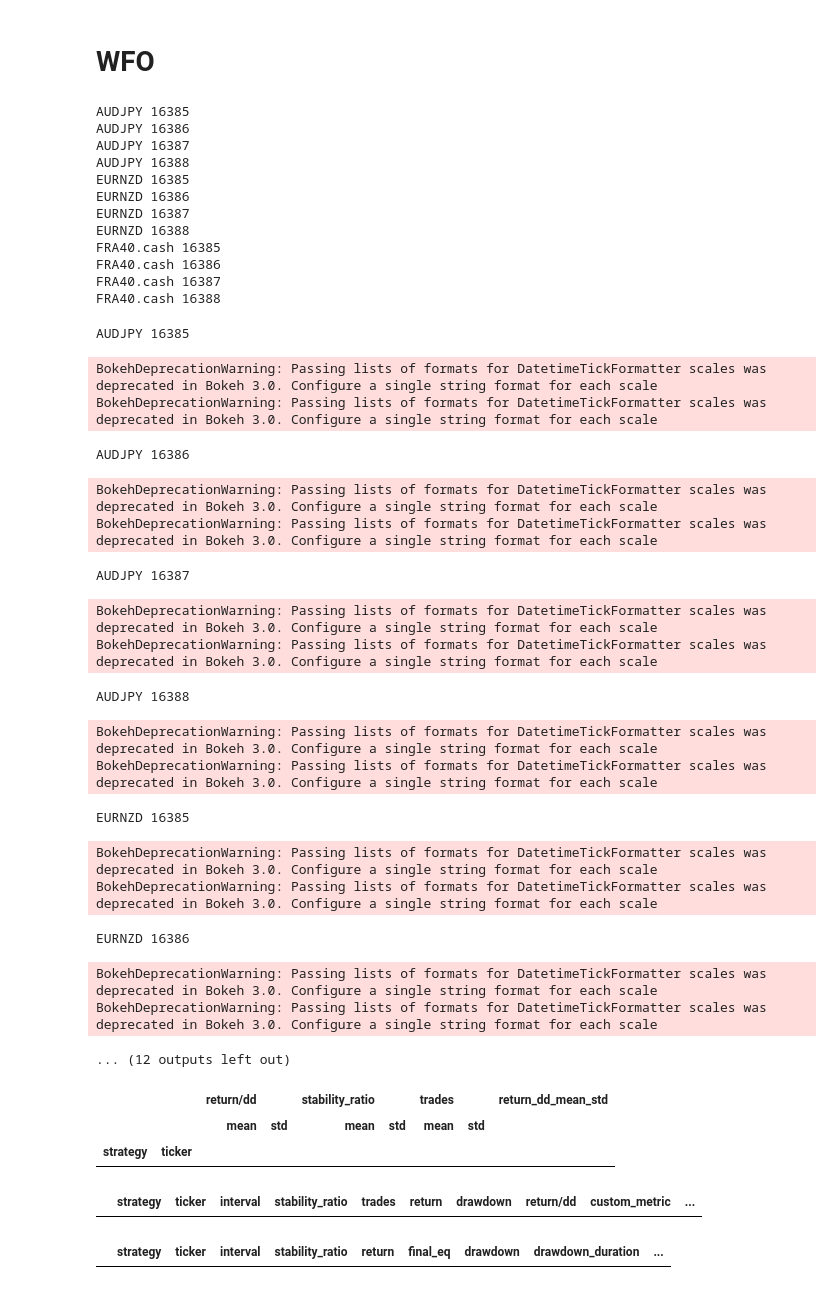
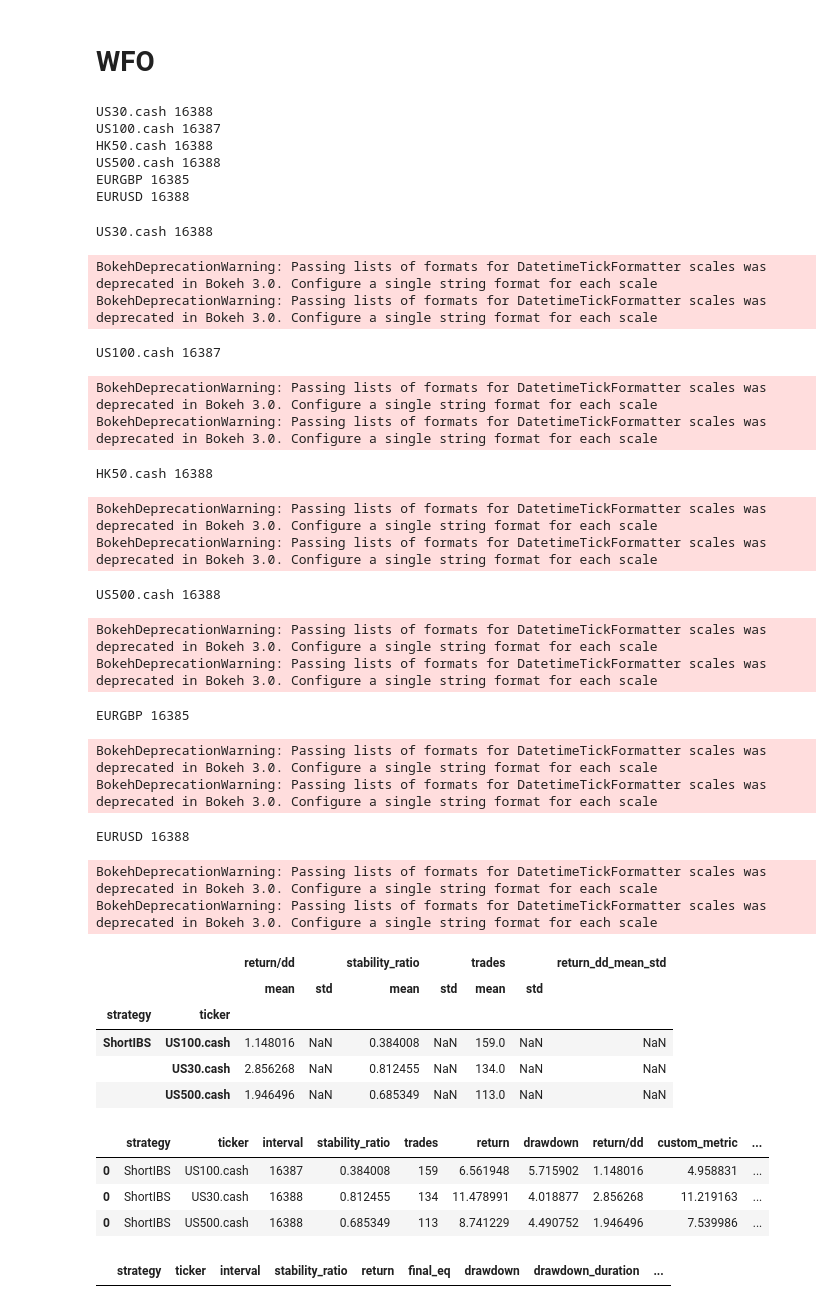
Before and after one commit to SaidJacobo/forex_ml_bot, a Jupyter notebook: backtest/short_ibs/short_ibs.ipynb, the cells around one changed output. Saved outputs shown, nothing was run; the diff lists cells and outputs as text; code cells hidden in the pictures.

```diff
--- a/backtest/short_ibs/short_ibs.ipynb
+++ b/backtest/short_ibs/short_ibs.ipynb
@@ -41,7 +41,7 @@ date_from_get_data = datetime(2021, 10, 1, tzinfo=timezone)
 date_to_get_data = datetime(2024, 9, 1, tzinfo=timezone)
 
 #
-limited_testing_start_date = Timestamp('2024-01-01 00:00:00', tz='UTC')
+limited_testing_start_date = Timestamp('2021-01-01 00:00:00', tz='UTC')
 limited_testing_end_date = Timestamp('2024-10-01 00:00:00', tz='UTC')
 # %%
 groups = [
@@ -259,7 +257,7 @@ rob_test = performance.groupby(['strategy', 'ticker']).agg({
 rob_test['return_dd_mean_std'] = rob_test[('return/dd', 'mean')] / rob_test[('return/dd', 'std')]
 
 
-rob_test = rob_test[(rob_test[('return/dd', 'mean')] >= 0.9) & (rob_test[('trades', 'mean')] > 10)].sort_values(by='return_dd_mean_std', ascending=False)
+rob_test = rob_test[(rob_test[('return/dd', 'mean')] >= 1) & (rob_test[('trades', 'mean')] > 10)].sort_values(by='return_dd_mean_std', ascending=False)
 
 display(rob_test)
 
@@ -271,7 +269,7 @@ portfolio = filter_performance.ticker.values.tolist()
 
 intervals = filter_performance.interval.values.tolist()
 
-filter_performance = filter_performance.sort_values(by=['ticker', 'interval'], ascending=[True, True])[
+filter_performance = filter_performance.sort_values(by=['return/dd'], ascending=[False])[
     [
         'strategy',
         'ticker',
@@ -286,7 +284,7 @@ filter_performance = filter_performance.sort_values(by=['ticker', 'interval'], a
         'avg_trade_percent',
         'Duration'
         ]
-]#.drop_duplicates(subset=['ticker'], keep='first')
+].drop_duplicates(subset=['ticker'], keep='first')
 
 display(filter_performance.head(50))
 # %% [output]
@@ -312,5 +307,8 @@ display(filter_performance.head(50))
 # %%
-for ticker, interval in zip(portfolio, intervals):
+for index, row in filter_performance.iterrows():
+
+    ticker = row.ticker
+    interval = row.interval
 
     prices = symbols[ticker][interval].loc[limited_testing_start_date:limited_testing_end_date]
     commission = commissions[ticker]
@@ -325,7 +323,6 @@ for ticker, interval in zip(portfolio, intervals):
         margin=MARGIN,
         plot=True
     )
-    break
 # %% [output]
 BokehDeprecationWarning: Passing lists of formats for DatetimeTickFormatter scales was deprecated in Bokeh 3.0. Configure a single string format for each scale
 BokehDeprecationWarning: Passing lists of formats for DatetimeTickFormatter scales was deprecated in Bokeh 3.0. Configure a single string format for each scale
@@ -351,7 +352,6 @@ all_wfo_performances = pd.DataFrame()
 all_opt_params = {}
 
 params = {
-    'enter_ibs' : [0.7, 0.8, 0.9],
     'exit_ibs' : [0.1, 0.2, 0.3, 0.4, 0.5],
 }
 
@@ -401,18 +401,12 @@ all_wfo_performances['custom_metric'] = (all_wfo_performances['return'] / (1 + a
 all_wfo_performances.drawdown_duration = pd.to_timedelta(all_wfo_performances.drawdown_duration)
 all_wfo_performances.drawdown_duration = all_wfo_performances.drawdown_duration.dt.days
 # %% [output]
-AUDJPY 16385
-AUDJPY 16386
-AUDJPY 16387
-AUDJPY 16388
-EURNZD 16385
-EURNZD 16386
-EURNZD 16387
-EURNZD 16388
-FRA40.cash 16385
-FRA40.cash 16386
-FRA40.cash 16387
-FRA40.cash 16388
+US30.cash 16388
+US100.cash 16387
+HK50.cash 16388
+US500.cash 16388
+EURGBP 16385
+EURUSD 16388
 # %%
 
 performance = pd.DataFrame()
@@ -456,25 +450,24 @@ performance['return/dd'] = performance['return'] / -performance['drawdown']
 performance['drawdown'] = -performance['drawdown']
 performance['custom_metric'] = (performance['return'] / (1 + performance.drawdown)) * np.log(1 + performance.trades)
 # %% [output]
-AUDJPY 16385
+US30.cash 16388
 BokehDeprecationWarning: Passing lists of formats for DatetimeTickFormatter scales was deprecated in Bokeh 3.0. Configure a single string format for each scale
 BokehDeprecationWarning: Passing lists of formats for DatetimeTickFormatter scales was deprecated in Bokeh 3.0. Configure a single string format for each scale
-AUDJPY 16386
+US100.cash 16387
 BokehDeprecationWarning: Passing lists of formats for DatetimeTickFormatter scales was deprecated in Bokeh 3.0. Configure a single string format for each scale
 BokehDeprecationWarning: Passing lists of formats for DatetimeTickFormatter scales was deprecated in Bokeh 3.0. Configure a single string format for each scale
-AUDJPY 16387
+HK50.cash 16388
 BokehDeprecationWarning: Passing lists of formats for DatetimeTickFormatter scales was deprecated in Bokeh 3.0. Configure a single string format for each scale
 BokehDeprecationWarning: Passing lists of formats for DatetimeTickFormatter scales was deprecated in Bokeh 3.0. Configure a single string format for each scale
-AUDJPY 16388
+US500.cash 16388
 BokehDeprecationWarning: Passing lists of formats for DatetimeTickFormatter scales was deprecated in Bokeh 3.0. Configure a single string format for each scale
 BokehDeprecationWarning: Passing lists of formats for DatetimeTickFormatter scales was deprecated in Bokeh 3.0. Configure a single string format for each scale
-EURNZD 16385
+EURGBP 16385
 BokehDeprecationWarning: Passing lists of formats for DatetimeTickFormatter scales was deprecated in Bokeh 3.0. Configure a single string format for each scale
 BokehDeprecationWarning: Passing lists of formats for DatetimeTickFormatter scales was deprecated in Bokeh 3.0. Configure a single string format for each scale
-EURNZD 16386
+EURUSD 16388
 BokehDeprecationWarning: Passing lists of formats for DatetimeTickFormatter scales was deprecated in Bokeh 3.0. Configure a single string format for each scale
 BokehDeprecationWarning: Passing lists of formats for DatetimeTickFormatter scales was deprecated in Bokeh 3.0. Configure a single string format for each scale
-... (12 outputs left out)
 # %%
 
 rob_test = performance.groupby(['strategy', 'ticker']).agg({
@@ -485,7 +478,7 @@ rob_test = performance.groupby(['strategy', 'ticker']).agg({
 
 rob_test['return_dd_mean_std'] = rob_test[('return/dd', 'mean')] / rob_test[('return/dd', 'std')]
 
-rob_test = rob_test[(rob_test[('return/dd', 'mean')] > 0) & (rob_test[('trades', 'mean')] > 10)].sort_values(by='return_dd_mean_std', ascending=False)
+rob_test = rob_test[(rob_test[('return/dd', 'mean')] > 1) & (rob_test[('trades', 'mean')] > 10)].sort_values(by='return_dd_mean_std', ascending=False)
 
 display(rob_test)
 
@@ -493,33 +486,39 @@ average_positive_tickers = rob_test.reset_index().ticker.tolist()
 
 filter_performance = performance[performance['ticker'].isin(average_positive_tickers)]
 
 portfolio = filter_performance.ticker.values.tolist()
 
 intervals = filter_performance.interval.values.tolist()
 
 filter_performance = filter_performance.sort_values(by=['ticker', 'interval'], ascending=[True, True])[
     [
         'strategy',
         'ticker',
         'interval',
         'stability_ratio',
         'trades',
         'return',
         'drawdown',
         'return/dd',
         'custom_metric',
         'win_rate',
         'avg_trade_percent',
         'Duration'
         ]
 ]#.drop_duplicates(subset=['ticker'], keep='first')
 
 display(filter_performance.head(50))
 # %% [output]
 |  |  | return/dd |  | stability_ratio |  | trades |  | return_dd_mean_std |
 |  |  | mean | std | mean | std | mean | std |  |
 | strategy | ticker |  |  |  |  |  |  |  |
+| ShortIBS | US100.cash | 1.148016 | NaN | 0.384008 | NaN | 159.0 | NaN | NaN |
+|  | US30.cash | 2.856268 | NaN | 0.812455 | NaN | 134.0 | NaN | NaN |
+|  | US500.cash | 1.946496 | NaN | 0.685349 | NaN | 113.0 | NaN | NaN |
 |  | strategy | ticker | interval | stability_ratio | trades | return | drawdown | return/dd | custom_metric | ... |
+| 0 | ShortIBS | US100.cash | 16387 | 0.384008 | 159 | 6.561948 | 5.715902 | 1.148016 | 4.958831 | ... |
+| 0 | ShortIBS | US30.cash | 16388 | 0.812455 | 134 | 11.478991 | 4.018877 | 2.856268 | 11.219163 | ... |
+| 0 | ShortIBS | US500.cash | 16388 | 0.685349 | 113 | 8.741229 | 4.490752 | 1.946496 | 7.539986 | ... |
 # %%
 filtered_wfo_performance = performance[
     (
```
Also changed, not shown: parts of 5 cells of this notebook, 7 other files.
